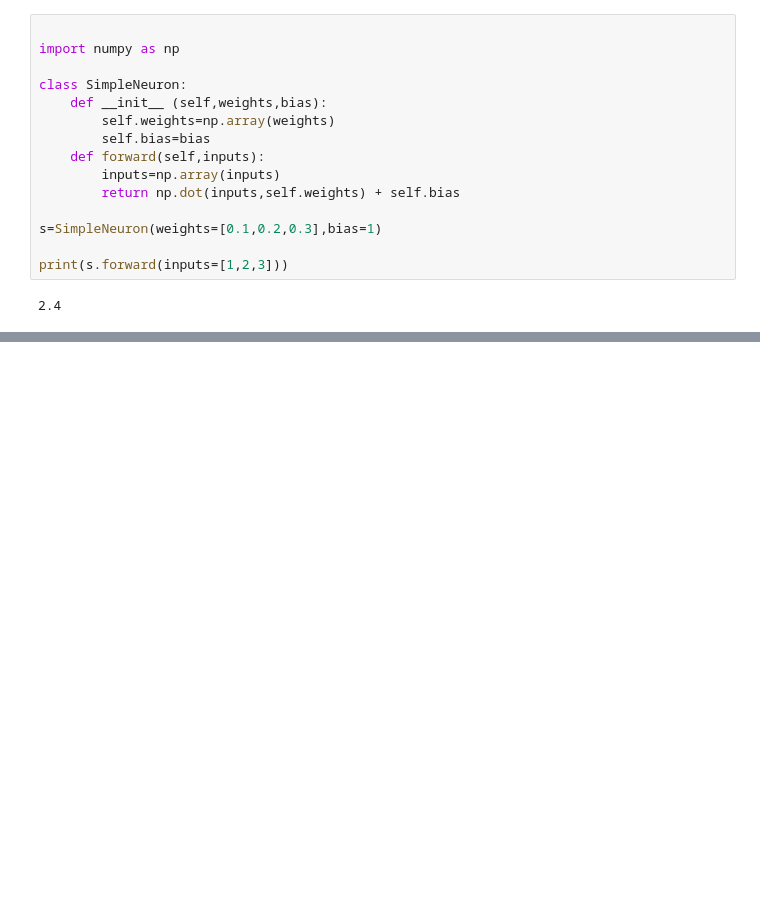
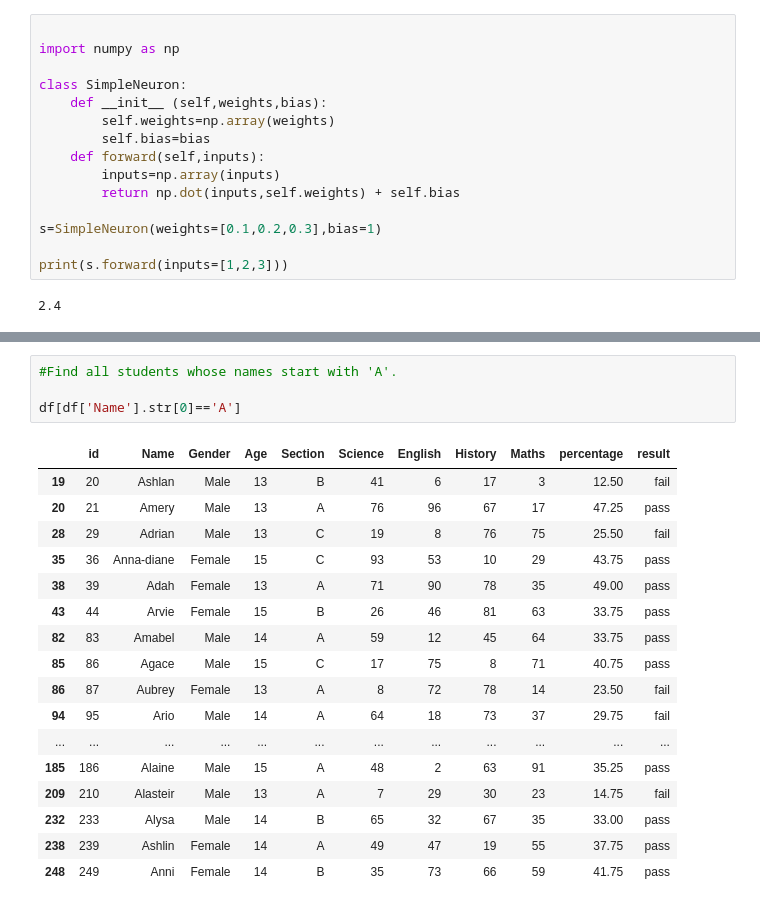
Before and after one commit to Balu-Palle/jupyterNotebook, a Jupyter notebook: 1.ipynb, the cells around one changed output, grey strips where cells are left out. Cells and saved outputs as stored; diff of their text form; blank space fills up the shorter version.

```diff
--- a/1.ipynb
+++ b/1.ipynb
@@ -377,0 +431,22 @@ print(s.forward(inputs=[1,2,3]))
+# %%
+#Find all students whose names start with 'A'.
+
+df[df['Name'].str[0]=='A']
+# %% [output]
+|  | id | Name | Gender | Age | Section | Science | English | History | Maths | percentage | result |
+| 19 | 20 | Ashlan | Male | 13 | B | 41 | 6 | 17 | 3 | 12.50 | fail |
+| 20 | 21 | Amery | Male | 13 | A | 76 | 96 | 67 | 17 | 47.25 | pass |
+| 28 | 29 | Adrian | Male | 13 | C | 19 | 8 | 76 | 75 | 25.50 | fail |
+| 35 | 36 | Anna-diane | Female | 15 | C | 93 | 53 | 10 | 29 | 43.75 | pass |
+| 38 | 39 | Adah | Female | 13 | A | 71 | 90 | 78 | 35 | 49.00 | pass |
+| 43 | 44 | Arvie | Female | 15 | B | 26 | 46 | 81 | 63 | 33.75 | pass |
+| 82 | 83 | Amabel | Male | 14 | A | 59 | 12 | 45 | 64 | 33.75 | pass |
+| 85 | 86 | Agace | Male | 15 | C | 17 | 75 | 8 | 71 | 40.75 | pass |
+| 86 | 87 | Aubrey | Female | 13 | A | 8 | 72 | 78 | 14 | 23.50 | fail |
+| 94 | 95 | Ario | Male | 14 | A | 64 | 18 | 73 | 37 | 29.75 | fail |
+| ... | ... | ... | ... | ... | ... | ... | ... | ... | ... | ... | ... |
+| 185 | 186 | Alaine | Male | 15 | A | 48 | 2 | 63 | 91 | 35.25 | pass |
+| 209 | 210 | Alasteir | Male | 13 | A | 7 | 29 | 30 | 23 | 14.75 | fail |
+| 232 | 233 | Alysa | Male | 14 | B | 65 | 32 | 67 | 35 | 33.00 | pass |
+| 238 | 239 | Ashlin | Female | 14 | A | 49 | 47 | 19 | 55 | 37.75 | pass |
+| 248 | 249 | Anni | Female | 14 | B | 35 | 73 | 66 | 59 | 41.75 | pass |
```
Also changed, not shown: parts of 3 cells of this notebook.
